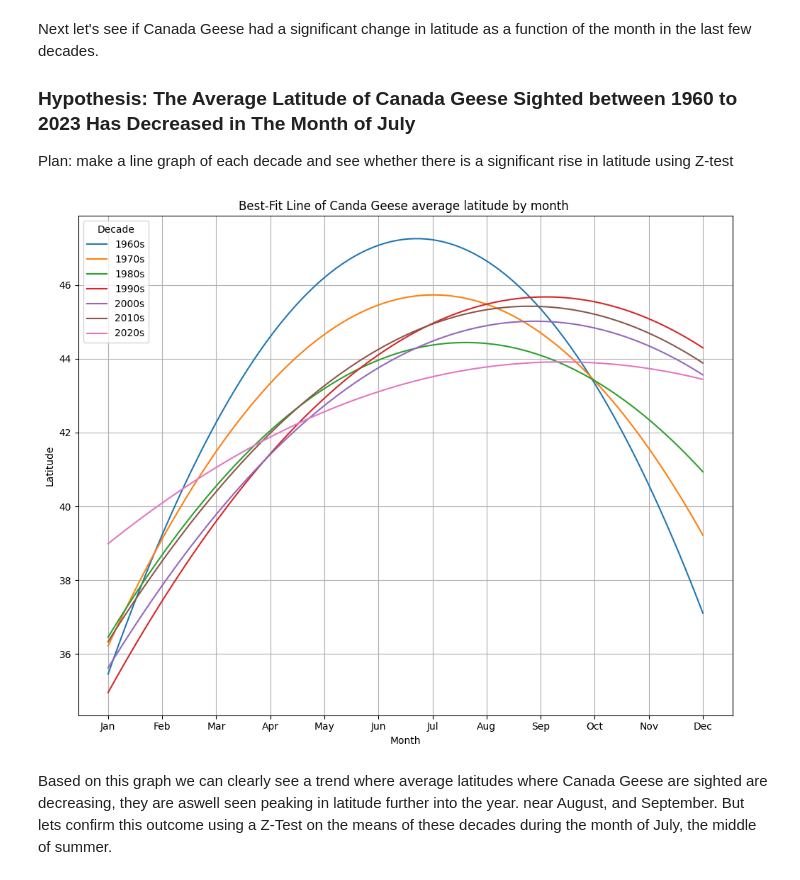
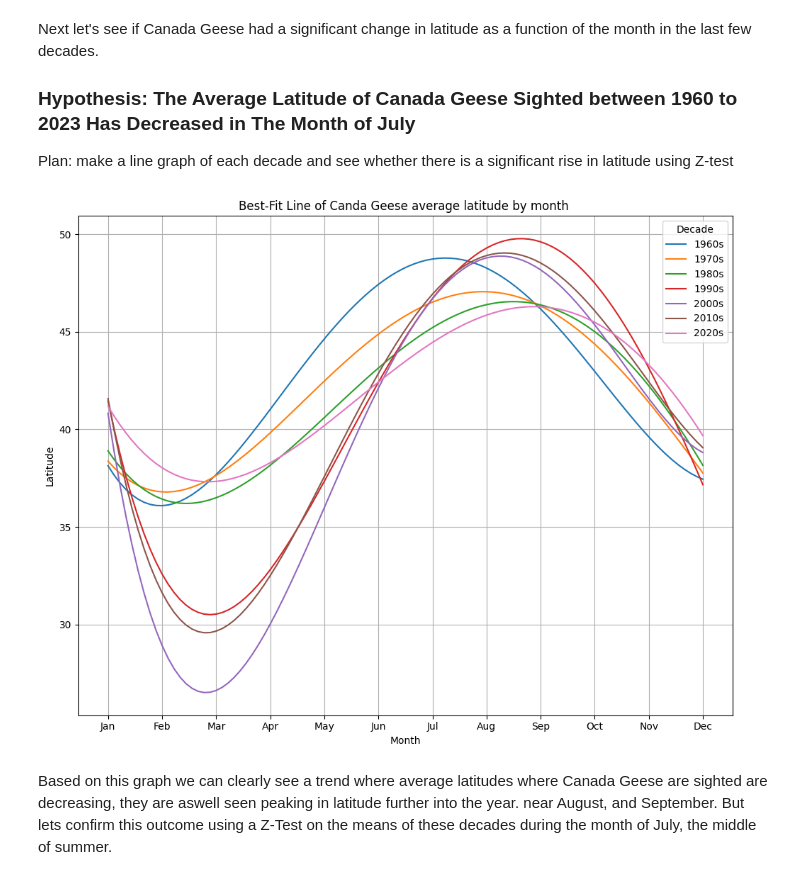
Before and after one commit to BoAndArrows/CMSC320-Final-B-W-Y-C, a Jupyter notebook: checkpoint_two.ipynb, the cells around one changed output. Drawn from its saved outputs; the diff is of its cells as text; code cells hidden in the pictures.

```diff
--- a/checkpoint_two.ipynb
+++ b/checkpoint_two.ipynb
@@ -498,35 +498,36 @@ Plan: make a line graph of each decade and see whether there is a significant ri
 # %%
 decades = sorted(sampled_geese['DECADE'].unique())
 
 plt.figure(figsize=(10,8))
 
 for decade in decades:
     decade_df= sampled_geese[sampled_geese['DECADE'] == decade]
 
     x = decade_df['EVENT_MONTH']
     y = decade_df['LAT_DD']
 
-    coeffs = np.polyfit(x, y, deg=2)
-    a, b, c = coeffs #since data seems parabolic use 2 degrees
+    coeffs = np.polyfit(x, y, deg=4)
+    a, b, c, d, e = coeffs #since data seems parabolic use 2 degrees
 
     x_fit = np.linspace(1, 12, 100)
-    y_fit = a * x_fit**2 + b * x_fit + c #equation for parabolic line graph
+    #equation for Quartic line graph
+    y_fit = a * x_fit**4 + b * x_fit**3 + c * x_fit **2 + d * x_fit + e
 
     plt.plot(x_fit, y_fit, label = f"{decade}s")
 
 plt.xlabel("Month")
 plt.xticks(ticks=range(1,13), labels=['Jan','Feb', 'Mar', 'Apr', 'May', 'Jun',
                                        'Jul', 'Aug', 'Sep', 'Oct', 'Nov', 'Dec'])
 plt.ylabel("Latitude")
 plt.legend(title='Decade')
 
 plt.title("Best-Fit Line of Canda Geese average latitude by month ")
 
 plt.grid(True)
 plt.tight_layout()
 plt.show()
 # %% [output]
-[figure, old version]
+[figure, new version]
 # %% [markdown]
 Based on this graph we can clearly see a trend where average latitudes where Canada Geese are sighted are decreasing, they are aswell seen peaking in latitude further into the year. near August, and September. But lets confirm this outcome using a Z-Test on the means of these decades during the month of July, the middle of summer.
 # %% [markdown]
```
Also changed, not shown: parts of 4 cells of this notebook.
